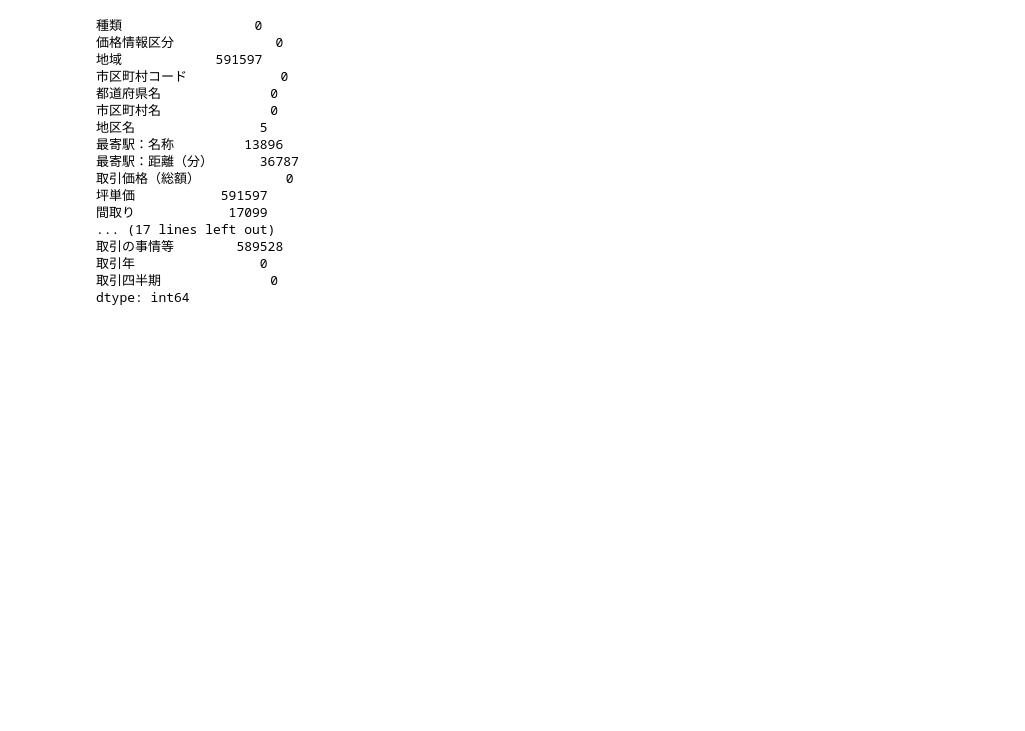
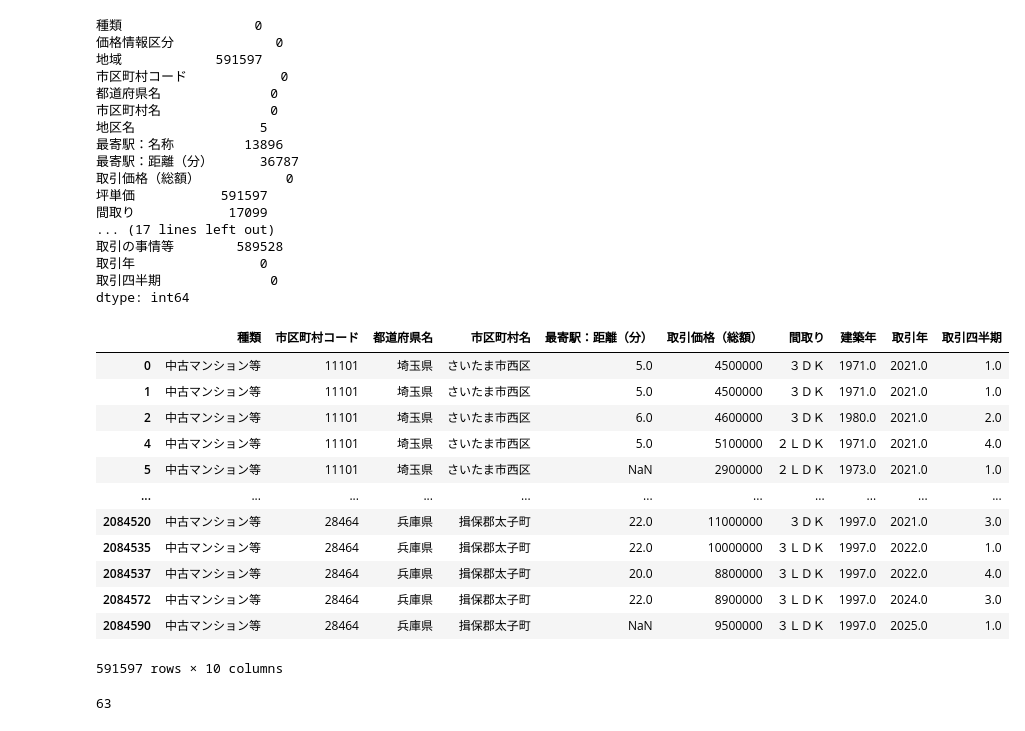
Before and after one commit to shun0109/colab, a Jupyter notebook: processing.ipynb, the cells around one changed output. Drawn from its saved outputs; the diff is of its cells as text; code cells hidden in the pictures; blank space fills up the shorter version.

```diff
--- a/processing.ipynb
+++ b/processing.ipynb
@@ -392,3 +392,24 @@ df.to_csv('deals.csv',index=False)
 # userdata.get('GITHUB_TOKEN')
 # %%
 # https:/{USER}:{GITHUB_TOKEN}@github.com/colab.git
+# %%
+df[df.種類=='中古マンション等'][['種類','市区町村コード','都道府県名','市区町村名','最寄駅：距離（分）','取引価格（総額）',
+                       '間取り','建築年','取引年','取引四半期']]
+# %% [output]
+|  | 種類 | 市区町村コード | 都道府県名 | 市区町村名 | 最寄駅：距離（分） | 取引価格（総額） | 間取り | 建築年 | 取引年 | 取引四半期 |
+| 0 | 中古マンション等 | 11101 | 埼玉県 | さいたま市西区 | 5.0 | 4500000 | ３ＤＫ | 1971.0 | 2021.0 | 1.0 |
+| 1 | 中古マンション等 | 11101 | 埼玉県 | さいたま市西区 | 5.0 | 4500000 | ３ＤＫ | 1971.0 | 2021.0 | 1.0 |
+| 2 | 中古マンション等 | 11101 | 埼玉県 | さいたま市西区 | 6.0 | 4600000 | ３ＤＫ | 1980.0 | 2021.0 | 2.0 |
+| 4 | 中古マンション等 | 11101 | 埼玉県 | さいたま市西区 | 5.0 | 5100000 | ２ＬＤＫ | 1971.0 | 2021.0 | 4.0 |
+| 5 | 中古マンション等 | 11101 | 埼玉県 | さいたま市西区 | NaN | 2900000 | ２ＬＤＫ | 1973.0 | 2021.0 | 1.0 |
+| ... | ... | ... | ... | ... | ... | ... | ... | ... | ... | ... |
+| 2084520 | 中古マンション等 | 28464 | 兵庫県 | 揖保郡太子町 | 22.0 | 11000000 | ３ＤＫ | 1997.0 | 2021.0 | 3.0 |
+| 2084535 | 中古マンション等 | 28464 | 兵庫県 | 揖保郡太子町 | 22.0 | 10000000 | ３ＬＤＫ | 1997.0 | 2022.0 | 1.0 |
+| 2084537 | 中古マンション等 | 28464 | 兵庫県 | 揖保郡太子町 | 20.0 | 8800000 | ３ＬＤＫ | 1997.0 | 2022.0 | 4.0 |
+| 2084572 | 中古マンション等 | 28464 | 兵庫県 | 揖保郡太子町 | 22.0 | 8900000 | ３ＬＤＫ | 1997.0 | 2024.0 | 3.0 |
+| 2084590 | 中古マンション等 | 28464 | 兵庫県 | 揖保郡太子町 | NaN | 9500000 | ３ＬＤＫ | 1997.0 | 2025.0 | 1.0 |
+591597 rows × 10 columns
+# %%
+df[df.種類=='中古マンション等']['間取り'].nunique()
+# %% [output]
+63
```
Also changed, not shown: parts of 19 cells of this notebook.
